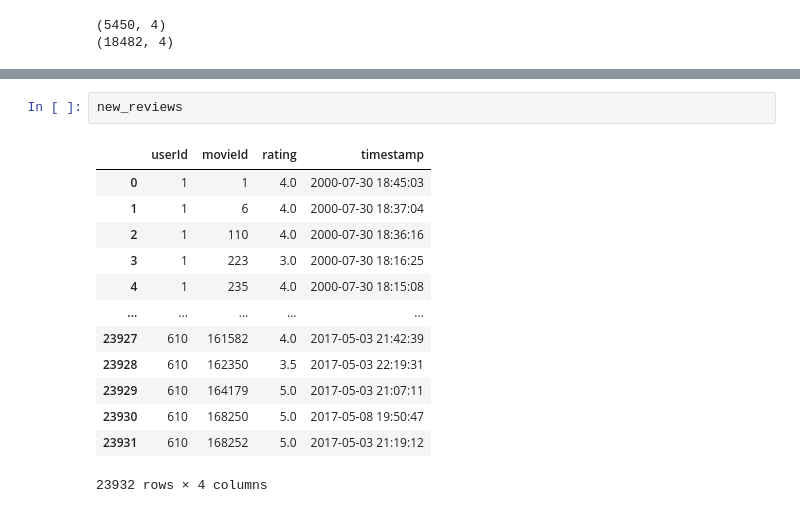
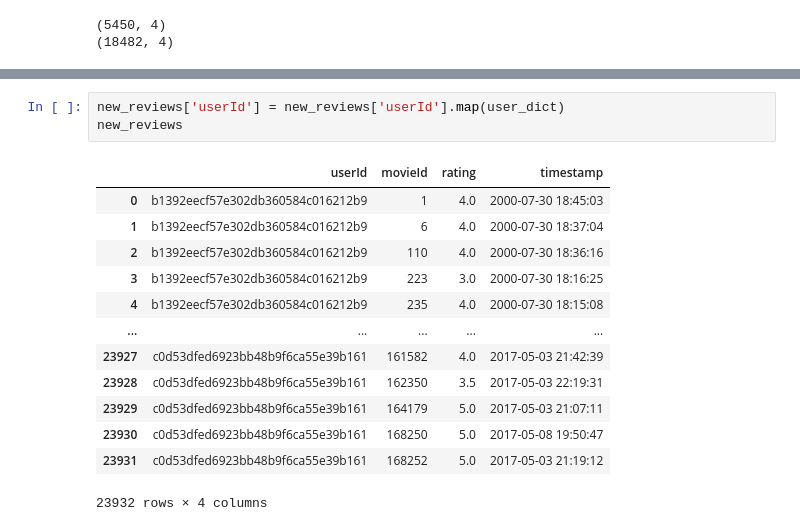
Before and after one commit to Cloud9High5/Movie-Finder-System, a Jupyter notebook: back-end/recommend.ipynb, the cells around one changed output, grey strips where cells are left out. Saved outputs shown, nothing was run; the diff lists cells and outputs as text.

```diff
--- a/back-end/recommend.ipynb
+++ b/back-end/recommend.ipynb
@@ -909,16 +899,17 @@ user_dict = {
-# %%
-new_reviews
-# %% [output]
-|  | userId | movieId | rating | timestamp |
-| 0 | 1 | 1 | 4.0 | 2000-07-30 18:45:03 |
-| 1 | 1 | 6 | 4.0 | 2000-07-30 18:37:04 |
-| 2 | 1 | 110 | 4.0 | 2000-07-30 18:36:16 |
-| 3 | 1 | 223 | 3.0 | 2000-07-30 18:16:25 |
-| 4 | 1 | 235 | 4.0 | 2000-07-30 18:15:08 |
-| ... | ... | ... | ... | ... |
-| 23927 | 610 | 161582 | 4.0 | 2017-05-03 21:42:39 |
-| 23928 | 610 | 162350 | 3.5 | 2017-05-03 22:19:31 |
-| 23929 | 610 | 164179 | 5.0 | 2017-05-03 21:07:11 |
-| 23930 | 610 | 168250 | 5.0 | 2017-05-08 19:50:47 |
-| 23931 | 610 | 168252 | 5.0 | 2017-05-03 21:19:12 |
-23932 rows × 4 columns
+# %%
+new_reviews['userId'] = new_reviews['userId'].map(user_dict)
+new_reviews
+# %% [output]
+|  | userId | movieId | rating | timestamp |
+| 0 | b1392eecf57e302db360584c016212b9 | 1 | 4.0 | 2000-07-30 18:45:03 |
+| 1 | b1392eecf57e302db360584c016212b9 | 6 | 4.0 | 2000-07-30 18:37:04 |
+| 2 | b1392eecf57e302db360584c016212b9 | 110 | 4.0 | 2000-07-30 18:36:16 |
+| 3 | b1392eecf57e302db360584c016212b9 | 223 | 3.0 | 2000-07-30 18:16:25 |
+| 4 | b1392eecf57e302db360584c016212b9 | 235 | 4.0 | 2000-07-30 18:15:08 |
+| ... | ... | ... | ... | ... |
+| 23927 | c0d53dfed6923bb48b9f6ca55e39b161 | 161582 | 4.0 | 2017-05-03 21:42:39 |
+| 23928 | c0d53dfed6923bb48b9f6ca55e39b161 | 162350 | 3.5 | 2017-05-03 22:19:31 |
+| 23929 | c0d53dfed6923bb48b9f6ca55e39b161 | 164179 | 5.0 | 2017-05-03 21:07:11 |
+| 23930 | c0d53dfed6923bb48b9f6ca55e39b161 | 168250 | 5.0 | 2017-05-08 19:50:47 |
+| 23931 | c0d53dfed6923bb48b9f6ca55e39b161 | 168252 | 5.0 | 2017-05-03 21:19:12 |
+23932 rows × 4 columns
```
Also changed, not shown: parts of 15 cells of this notebook, 3 other files.
